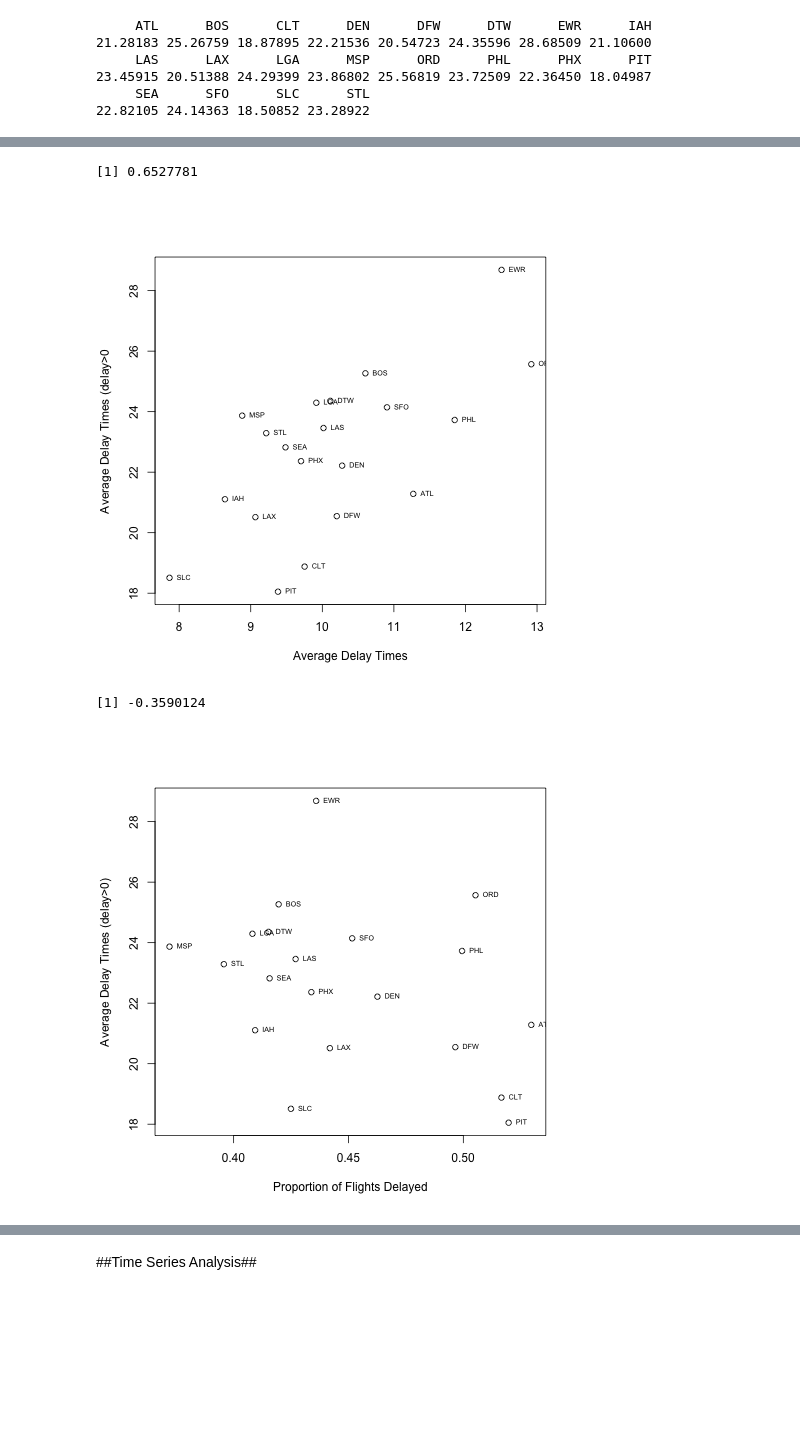
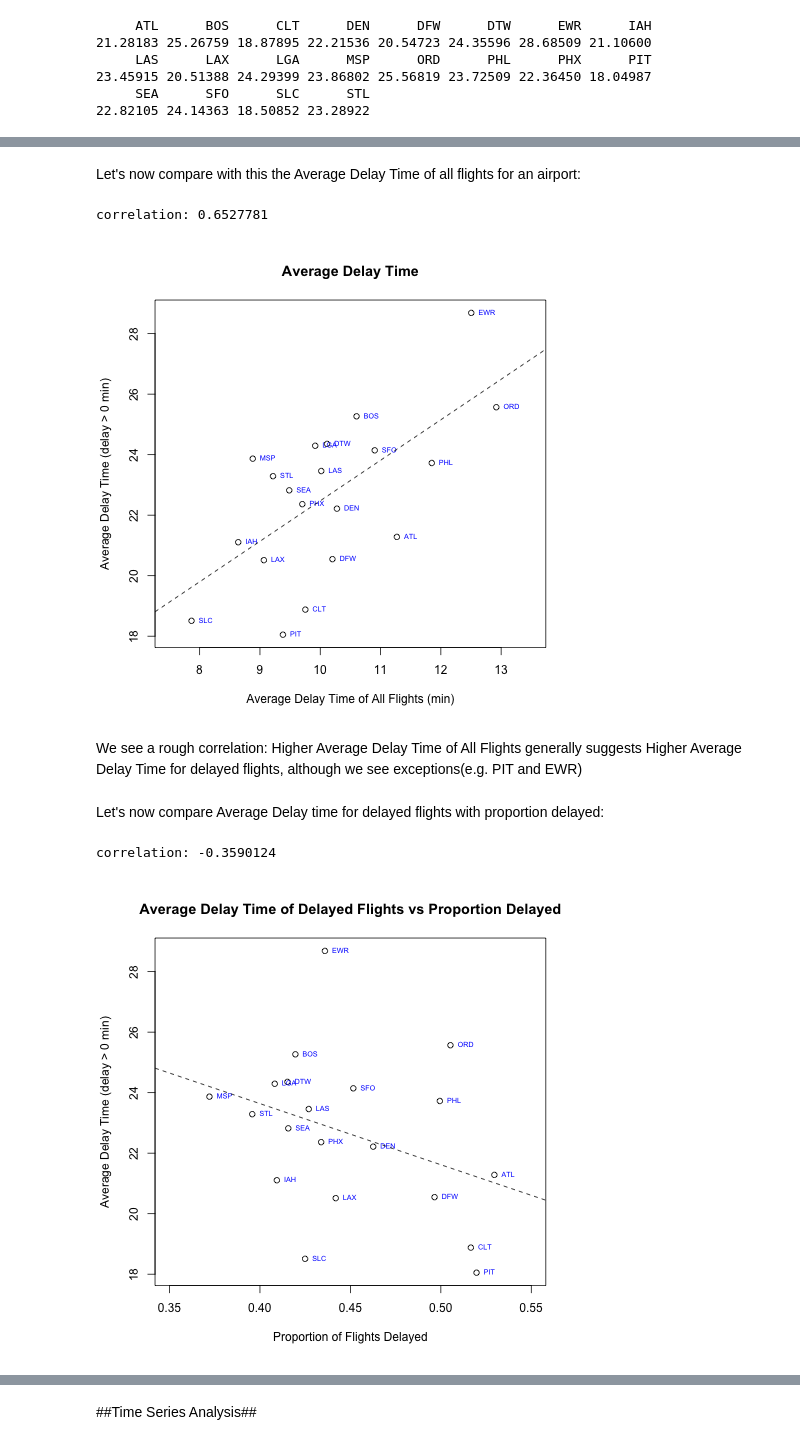
Before and after one commit to steven-hu/data-analysis-template, a Jupyter notebook: notebooks/NB3_data_analysis.ipynb, the cells around one changed output, grey strips where cells are left out. Cells and saved outputs as stored; diff of their text form; code cells hidden in the pictures; blank space fills up the shorter version.

```diff
--- a/notebooks/NB3_data_analysis.ipynb
+++ b/notebooks/NB3_data_analysis.ipynb
@@ -92,6 +94,6 @@ for(i in 1:20){
     del=length(airport[airport != 0])
     prop=c(prop,del/total)
     }
-table=data.frame(carriers=carriers, prop=prop)
+table=data.frame(carriers=carriers, proportiondelayed=prop)
 print(table)
 # %% [output]
@@ -148,16 +167,26 @@ abline(h=mean(avgs2),lty=2)
+# %% [markdown]
+Let's now compare with this the Average Delay Time of all flights for an airport:
 # %%
 %%R
-print(cor(avgs,avgs2))
-plot(avgs,avgs2,xlab="Average Delay Times",ylab="Average Delay Times (delay>0")
-text(avgs, avgs2, carriers, cex=0.6, pos=4)
+cat("correlation:",cor(avgs,avgs2))
+plot(avgs,avgs2,xlab="Average Delay Time of All Flights (min)",ylab="Average Delay Time (delay > 0 min)",main="Average Delay Time",xlim=c(7.5,13.5))
+text(avgs, avgs2, carriers, cex=0.6, pos=4,col="blue")
+res=lm(avgs2~avgs)
+abline(res,lty=2)
 # %% [output]
-[1] 0.6527781
+correlation: 0.6527781
-[figure, old version]
+[figure, new version]
+# %% [markdown]
+We see a rough correlation: Higher Average Delay Time of All Flights generally suggests Higher Average Delay Time for delayed flights, although we see exceptions(e.g. PIT and EWR)
+# %% [markdown]
+Let's now compare Average Delay time for delayed flights with proportion delayed:
 # %%
 %%R
-print(cor(table$prop,avgs2))
-plot(table$prop,avgs2,xlab="Proportion of Flights Delayed",ylab="Average Delay Times (delay>0)")
-text(table$prop, avgs2, carriers, cex=0.6, pos=4)
+cat('correlation:',cor(table$prop,avgs2))
+plot(table$prop,avgs2,xlab="Proportion of Flights Delayed",ylab="Average Delay Time (delay > 0 min)",main="Average Delay Time of Delayed Flights vs Proportion Delayed",xlim=c(0.35,0.55))
+text(table$prop, avgs2, carriers, cex=0.6, pos=4,col='blue')
+res=lm(avgs2~table$prop)
+abline(res,lty=2)
 # %% [output]
-[1] -0.3590124
+correlation: -0.3590124
-[figure, old version]
+[figure, new version]
```
Also changed, not shown: parts of 16 cells of this notebook.
